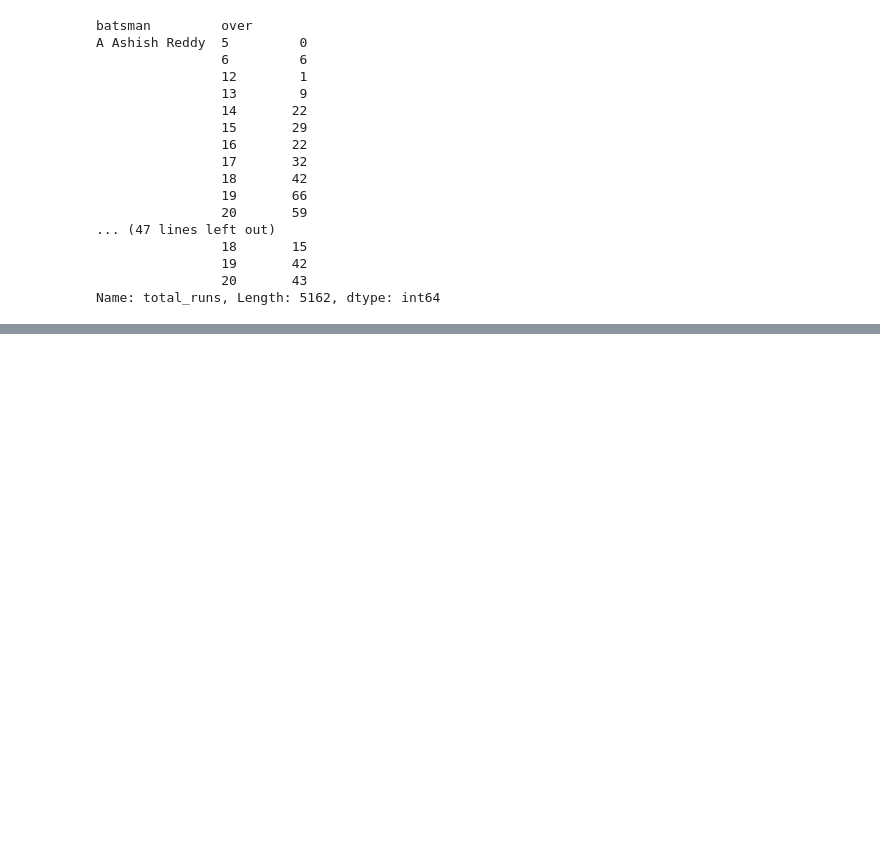
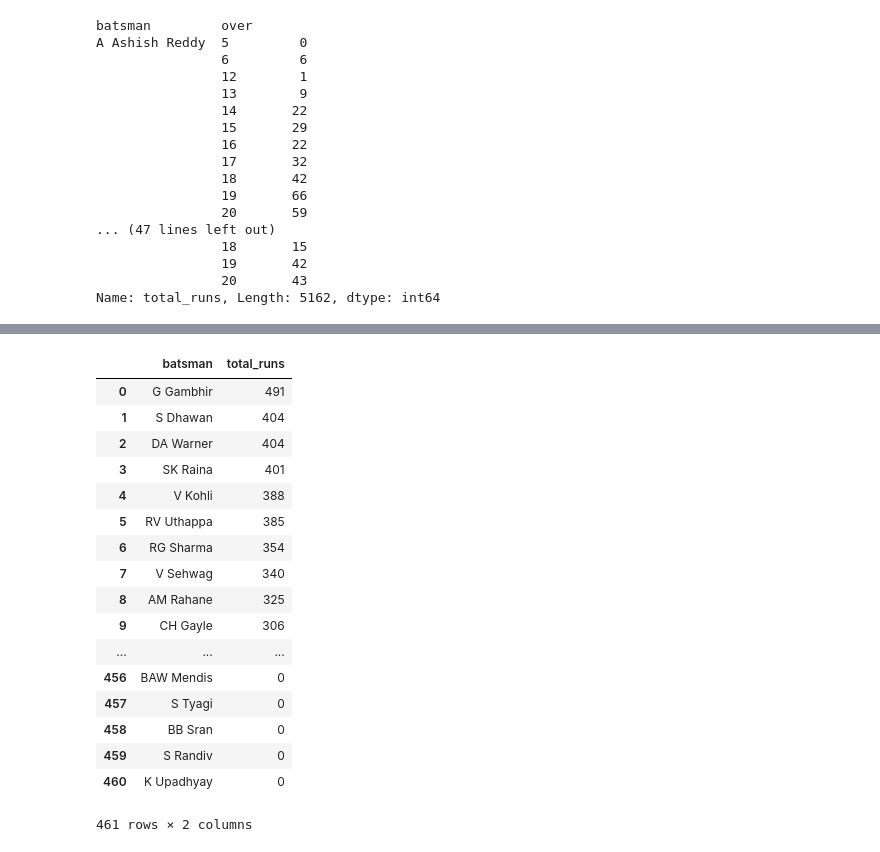
Before and after one commit to Ishita-Kedia/IPL_Analysis, a Jupyter notebook: 11.ipynb, the cells around one changed output, grey strips where cells are left out. Saved outputs shown, nothing was run; the diff lists cells and outputs as text; code cells hidden in the pictures; blank space fills up the shorter version.

```diff
--- a/11.ipynb
+++ b/11.ipynb
@@ -363,0 +578,24 @@ a.to
+# %%
+temp_dfss = data.groupby('batsman')['total_runs'].agg(lambda x: (x==4).sum()).reset_index().sort_values(by='total_runs', ascending=False).reset_index(drop=True)
+temp_dfss.to_csv('batsmans_four.csv',index=False)
+# %%
+temp_dfss
+# %% [output]
+|  | batsman | total_runs |
+| 0 | G Gambhir | 491 |
+| 1 | S Dhawan | 404 |
+| 2 | DA Warner | 404 |
+| 3 | SK Raina | 401 |
+| 4 | V Kohli | 388 |
+| 5 | RV Uthappa | 385 |
+| 6 | RG Sharma | 354 |
+| 7 | V Sehwag | 340 |
+| 8 | AM Rahane | 325 |
+| 9 | CH Gayle | 306 |
+| ... | ... | ... |
+| 456 | BAW Mendis | 0 |
+| 457 | S Tyagi | 0 |
+| 458 | BB Sran | 0 |
+| 459 | S Randiv | 0 |
+| 460 | K Upadhyay | 0 |
+461 rows × 2 columns
```
Also changed, not shown: parts of 26 cells of this notebook, 3 other files.
